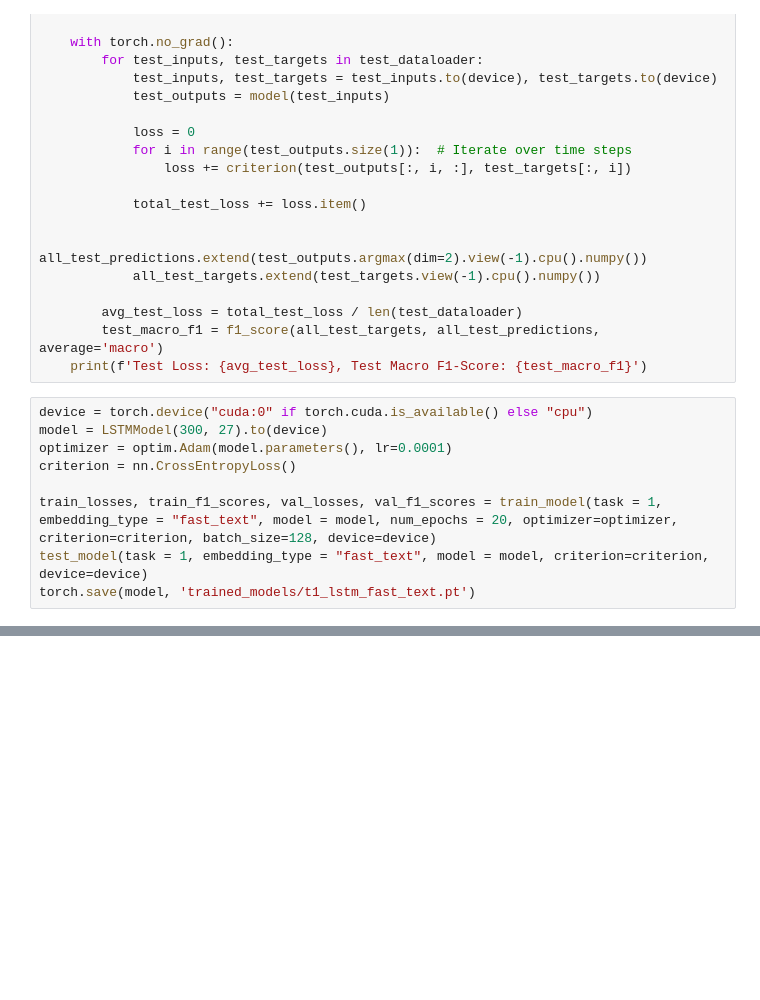
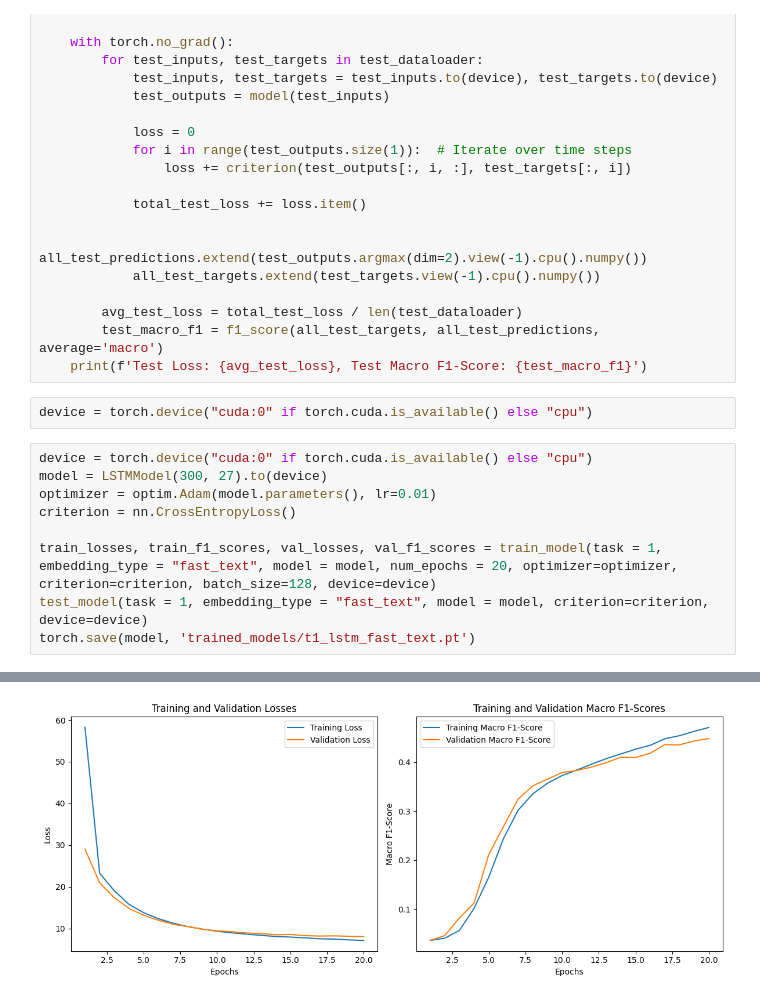
Before and after one commit to NalishJain/NLP-Assignments, a Jupyter notebook: A2_16/lstm.ipynb, the cells around one changed output, grey strips where cells are left out. Saved outputs shown, nothing was run; the diff lists cells and outputs as text; blank space fills up the shorter version.

```diff
--- a/A2_16/lstm.ipynb
+++ b/A2_16/lstm.ipynb
@@ -268,10 +268,12 @@ def test_model(task, embedding_type, model, criterion, device, batch_size = 1):
         avg_test_loss = total_test_loss / len(test_dataloader)
         test_macro_f1 = f1_score(all_test_targets, all_test_predictions, average='macro')
     print(f'Test Loss: {avg_test_loss}, Test Macro F1-Score: {test_macro_f1}')
+# %%
+device = torch.device("cuda:0" if torch.cuda.is_available() else "cpu")
 # %%
 device = torch.device("cuda:0" if torch.cuda.is_available() else "cpu")
 model = LSTMModel(300, 27).to(device)
-optimizer = optim.Adam(model.parameters(), lr=0.0001)
+optimizer = optim.Adam(model.parameters(), lr=0.01)
 criterion = nn.CrossEntropyLoss()
 
 train_losses, train_f1_scores, val_losses, val_f1_scores = train_model(task = 1, embedding_type = "fast_text", model = model, num_epochs = 20, optimizer=optimizer, criterion=criterion, batch_size=128, device=device)
@@ -282,0 +300 @@ Epoch 1,  Validation Loss: 218.2693134654652, Validation Macro F1-Score: 0.03588
+[figure, added]
```
Also changed, not shown: parts of 7 cells of this notebook, 22 other files.
